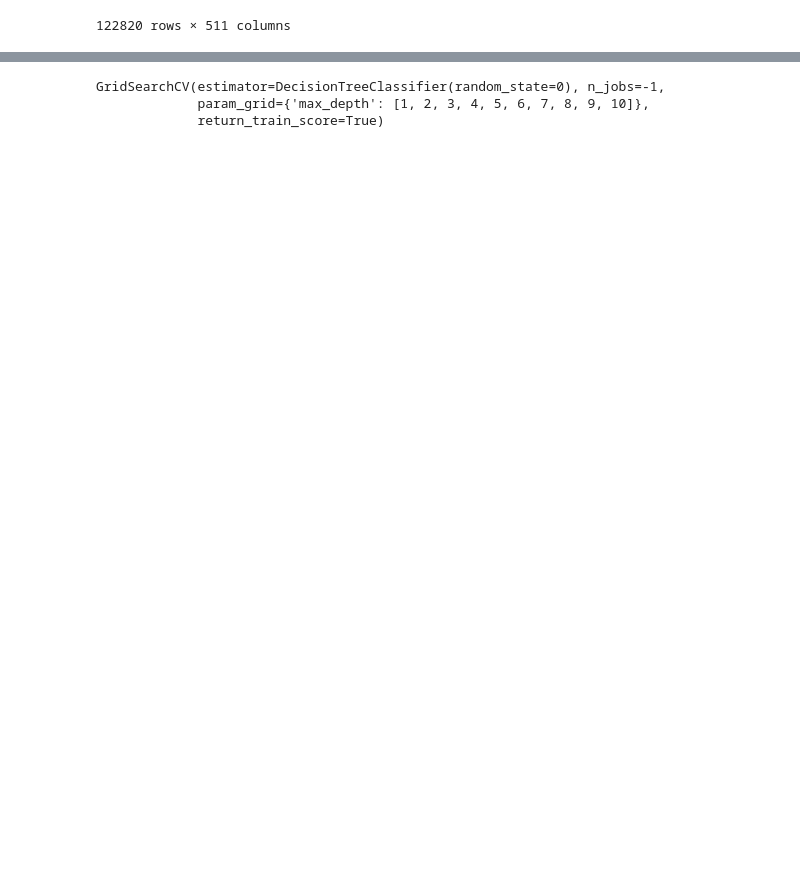
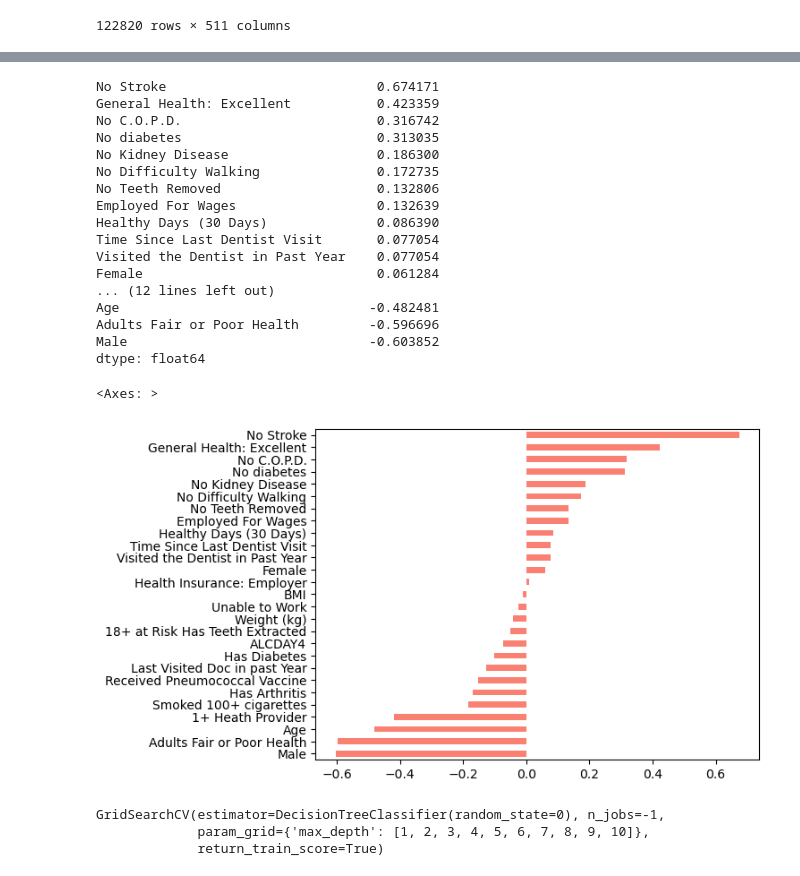
Before and after one commit to duvallar/MA384_CDSA, a Jupyter notebook: duvallar/indicators_2022/analysis2022-l1.ipynb, the cells around one changed output, grey strips where cells are left out. Cells and saved outputs as stored; diff of their text form; code cells hidden in the pictures; blank space fills up the shorter version.

```diff
--- a/duvallar/indicators_2022/analysis2022-l1.ipynb
+++ b/duvallar/indicators_2022/analysis2022-l1.ipynb
@@ -75,3 +153,3 @@ df
 # %%
-# coef = coef[coef != 0.0]
-# coef.sort_values(ascending=False)
+coef = coef[coef != 0.0]
+coef.sort_values(ascending=False)
@@ -150,13 +254,33 @@ feature_dict= {
 
 # duplicate_cols_to_drop = ["_RFHLTH_1.0",  "_SEX_2.0", "GENHLTH_2.0",  "GENHLTH_5.0", "GENHLTH_3.0" ]
 # %%
-# mapped_columns = [feature_dict[col] if col in feature_dict else col for col in coef.index]
-# coef.index = mapped_columns
-# # mapped_columns
+mapped_columns = [feature_dict[col] if col in feature_dict else col for col in coef.index]
+coef.index = mapped_columns
+# mapped_columns
 # %%
-# display(coef.sort_values(ascending=False))
-# coef.sort_values(ascending=True).plot.barh(color='salmon')
-# # plt.xlabel('feature weights')
+display(coef.sort_values(ascending=False))
+coef.sort_values(ascending=True).plot.barh(color='salmon')
+# plt.xlabel('feature weights')
+# %% [output]
+No Stroke                           0.674171
+General Health: Excellent           0.423359
+No C.O.P.D.                         0.316742
+No diabetes                         0.313035
+No Kidney Disease                   0.186300
+No Difficulty Walking               0.172735
+No Teeth Removed                    0.132806
+Employed For Wages                  0.132639
+Healthy Days (30 Days)              0.086390
+Time Since Last Dentist Visit       0.077054
+Visited the Dentist in Past Year    0.077054
+Female                              0.061284
+... (12 lines left out)
+Age                                -0.482481
+Adults Fair or Poor Health         -0.596696
+Male                               -0.603852
+dtype: float64
+<Axes: >
+[figure, added]
 # %%
 # filtered_coef = pd.concat([coef.head(15), coef.tail(15)])
 # display(filtered_coef.sort_values(ascending=False))
```
Also changed, not shown: parts of 28 cells of this notebook, 1 other file.
